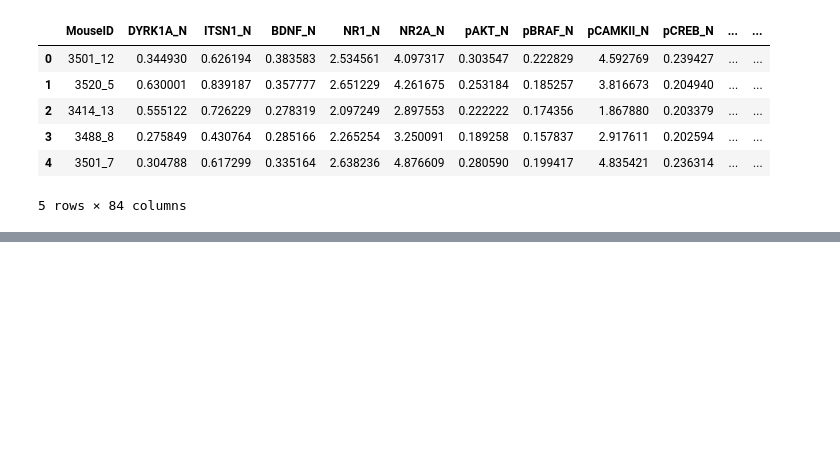
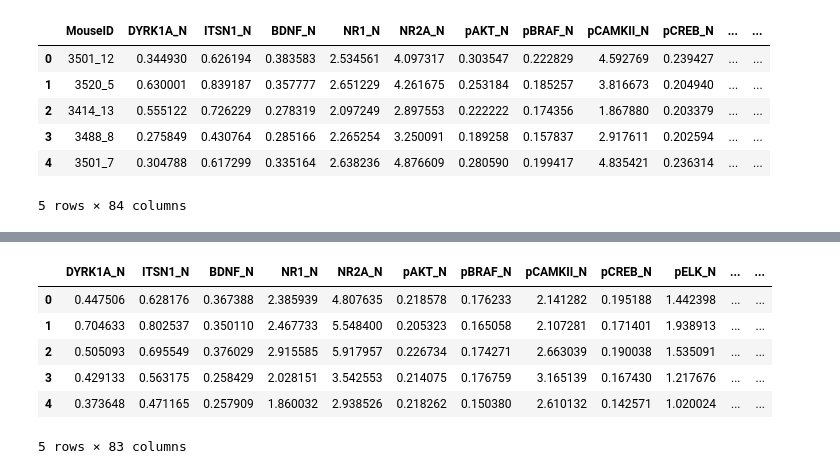
Before and after one commit to justinboggs/pycaret-testing, a Jupyter notebook: anom_detect_test.ipynb, the cells around one changed output, grey strips where cells are left out. Saved outputs shown, nothing was run; the diff lists cells and outputs as text; code cells hidden in the pictures; blank space fills up the shorter version.

```diff
--- a/anom_detect_test.ipynb
+++ b/anom_detect_test.ipynb
@@ -100,3 +100,14 @@ plot_model(iforest)
 plot_model(iforest, plot='umap')
 # %% [output]
 [interactive output not drawn]
+# %%
+unseen_predictions = predict_model(iforest, data=data_unseen)
+unseen_predictions.head()
+# %% [output]
+|  | DYRK1A_N | ITSN1_N | BDNF_N | NR1_N | NR2A_N | pAKT_N | pBRAF_N | pCAMKII_N | pCREB_N | pELK_N | ... | ... |
+| 0 | 0.447506 | 0.628176 | 0.367388 | 2.385939 | 4.807635 | 0.218578 | 0.176233 | 2.141282 | 0.195188 | 1.442398 | ... | ... |
+| 1 | 0.704633 | 0.802537 | 0.350110 | 2.467733 | 5.548400 | 0.205323 | 0.165058 | 2.107281 | 0.171401 | 1.938913 | ... | ... |
+| 2 | 0.505093 | 0.695549 | 0.376029 | 2.915585 | 5.917957 | 0.226734 | 0.174271 | 2.663039 | 0.190038 | 1.535091 | ... | ... |
+| 3 | 0.429133 | 0.563175 | 0.258429 | 2.028151 | 3.542553 | 0.214075 | 0.176759 | 3.165139 | 0.167430 | 1.217676 | ... | ... |
+| 4 | 0.373648 | 0.471165 | 0.257909 | 1.860032 | 2.938526 | 0.218262 | 0.150380 | 2.610132 | 0.142571 | 1.020024 | ... | ... |
+5 rows × 83 columns
```
Also changed, not shown: parts of 1 cell of this notebook, 1 other file.
